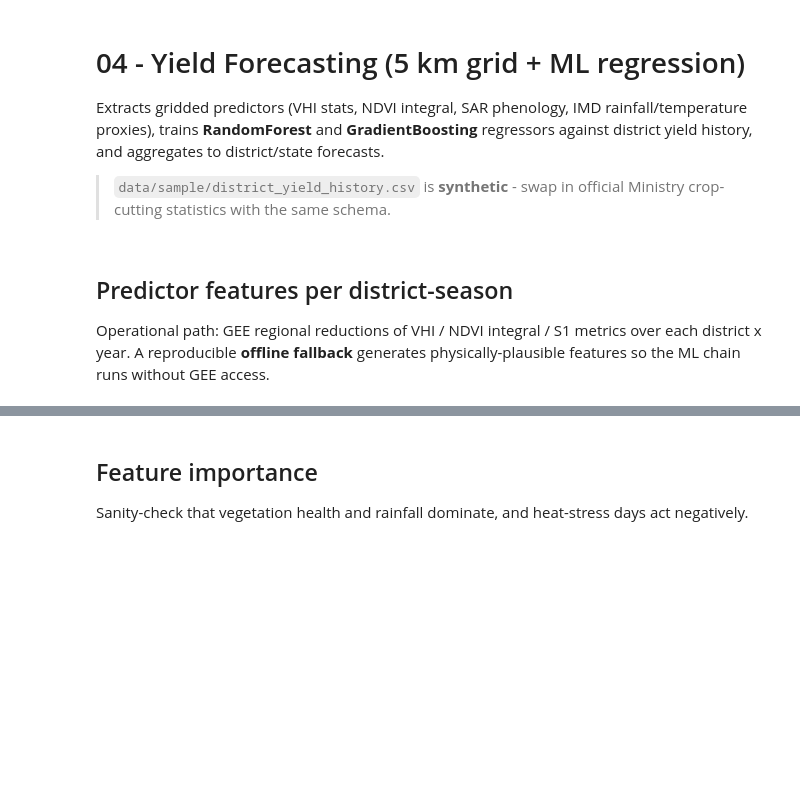
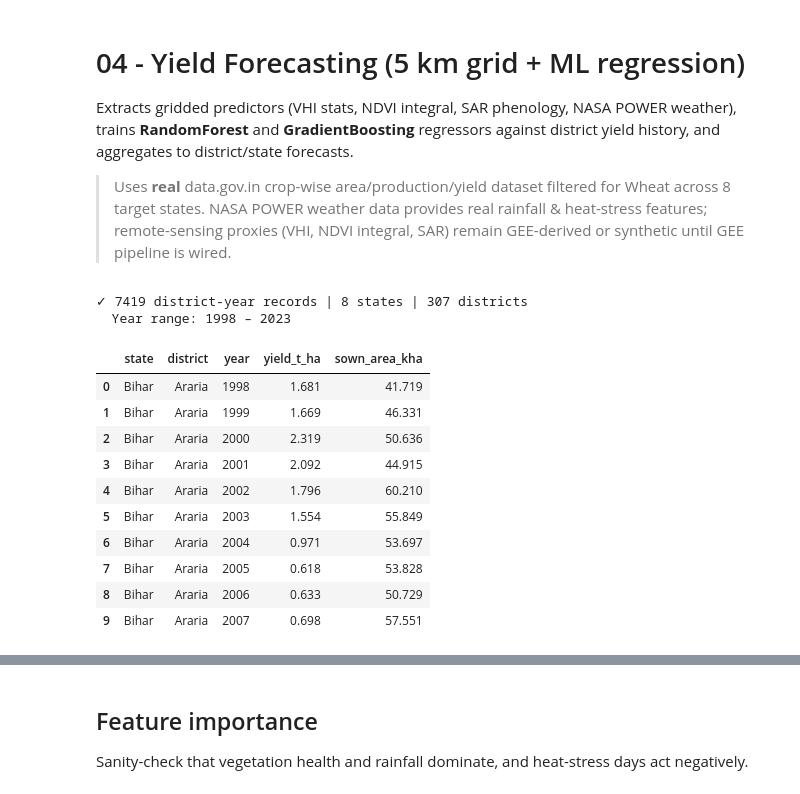
Before and after one commit to imshivanshutiwari/wheat-crop-monitoring, a Jupyter notebook: notebooks/04_yield_forecast_ml.ipynb, the cells around one changed output, grey strips where cells are left out. Cells and saved outputs as stored; diff of their text form; code cells hidden in the pictures; blank space fills up the shorter version.

Commit message:
feat(phase-3): finalize wheat crop monitoring, add visualizations, cleanup

```diff
--- a/notebooks/04_yield_forecast_ml.ipynb
+++ b/notebooks/04_yield_forecast_ml.ipynb
@@ -1,6 +1,6 @@
 # %% [markdown]
 # 04 - Yield Forecasting (5 km grid + ML regression)
 
-Extracts gridded predictors (VHI stats, NDVI integral, SAR phenology, IMD rainfall/temperature proxies), trains **RandomForest** and **GradientBoosting** regressors against district yield history, and aggregates to district/state forecasts.
+Extracts gridded predictors (VHI stats, NDVI integral, SAR phenology, NASA POWER weather), trains **RandomForest** and **GradientBoosting** regressors against district yield history, and aggregates to district/state forecasts.
 
-> `data/sample/district_yield_history.csv` is **synthetic** - swap in official Ministry crop-cutting statistics with the same schema.
+> Uses **real** data.gov.in crop-wise area/production/yield dataset filtered for Wheat across 8 target states. NASA POWER weather data provides real rainfall & heat-stress features; remote-sensing proxies (VHI, NDVI integral, SAR) remain GEE-derived or synthetic until GEE pipeline is wired.
@@ -18,3 +7,52 @@ hist.head()
-# %% [markdown]
-## Predictor features per district-season
-Operational path: GEE regional reductions of VHI / NDVI integral / S1 metrics over each district x year. A reproducible **offline fallback** generates physically-plausible features so the ML chain runs without GEE access.
+# %%
+import sys, yaml, os
+sys.path.append('..')
+import numpy as np, pandas as pd
+from src import gee_utils, indices, yield_model, visualization
+
+with open('../config/config.yaml') as f:
+    cfg = yaml.safe_load(f)
+YCFG = cfg['yield_model']
+
+# ── Load REAL crop data (data.gov.in crop-wise area/production/yield) ──
+TARGET_STATES = ['Punjab', 'Haryana', 'Uttar Pradesh', 'Madhya Pradesh',
+                 'Rajasthan', 'Bihar', 'Gujarat', 'Maharashtra']
+
+raw = pd.read_csv('../data/crop-wise-area-production-yield.csv')
+wheat = raw[raw['crop_name'].str.strip().str.lower() == 'wheat'].copy()
+wheat = wheat[wheat['state_name'].isin(TARGET_STATES)]
+# Wheat is a Rabi crop in India
+wheat = wheat[wheat['season'].str.strip().str.lower() == 'rabi']
+
+# Parse year: '2019-2020' → 2020 (harvest year)
+wheat['year_parsed'] = wheat['year'].str.split('-').str[1].astype(int)
+wheat['sown_area_kha'] = wheat['area'] / 1000  # Hectare → '000 ha
+wheat = wheat.drop(columns=['year'])  # drop original string year before rename
+
+hist = wheat.rename(columns={
+    'state_name': 'state',
+    'district_name': 'district',
+    'year_parsed': 'year',
+    'yield': 'yield_t_ha',
+})[['state', 'district', 'year', 'yield_t_ha', 'sown_area_kha']]
+
+hist = hist.dropna(subset=['yield_t_ha', 'sown_area_kha'])
+hist = hist[hist['yield_t_ha'] > 0]
+hist = hist.sort_values(['state', 'district', 'year']).reset_index(drop=True)
+print(f'✓ {len(hist)} district-year records | {hist["state"].nunique()} states | {hist["district"].nunique()} districts')
+print(f'  Year range: {hist["year"].min()} – {hist["year"].max()}')
+hist.head(10)
+# %% [output]
+✓ 7419 district-year records | 8 states | 307 districts
+  Year range: 1998 – 2023
+|  | state | district | year | yield_t_ha | sown_area_kha |
+| 0 | Bihar | Araria | 1998 | 1.681 | 41.719 |
+| 1 | Bihar | Araria | 1999 | 1.669 | 46.331 |
+| 2 | Bihar | Araria | 2000 | 2.319 | 50.636 |
+| 3 | Bihar | Araria | 2001 | 2.092 | 44.915 |
+| 4 | Bihar | Araria | 2002 | 1.796 | 60.210 |
+| 5 | Bihar | Araria | 2003 | 1.554 | 55.849 |
+| 6 | Bihar | Araria | 2004 | 0.971 | 53.697 |
+| 7 | Bihar | Araria | 2005 | 0.618 | 53.828 |
+| 8 | Bihar | Araria | 2006 | 0.633 | 50.729 |
+| 9 | Bihar | Araria | 2007 | 0.698 | 57.551 |
```
Also changed, not shown: parts of 8 cells of this notebook, 42 other files.
